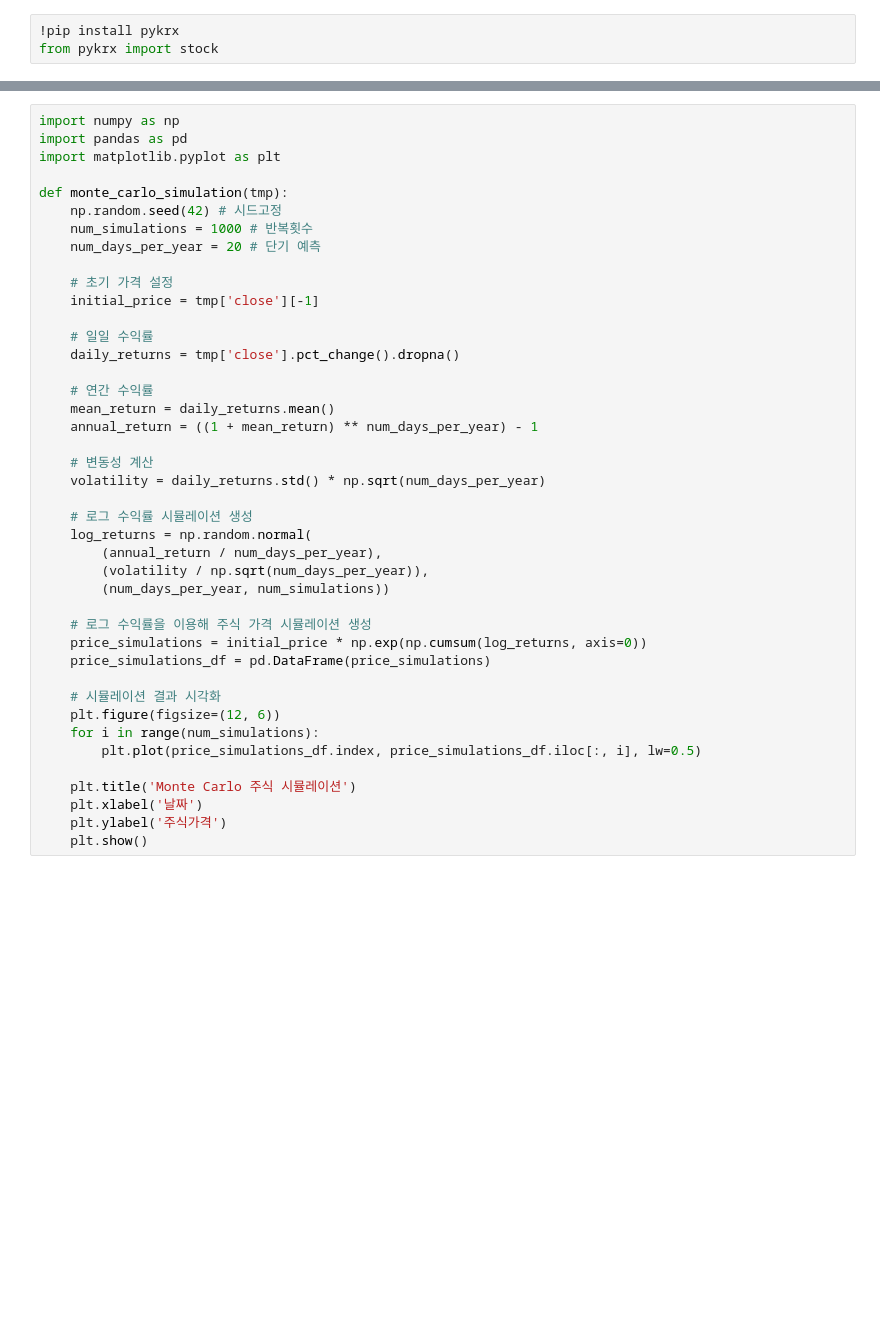
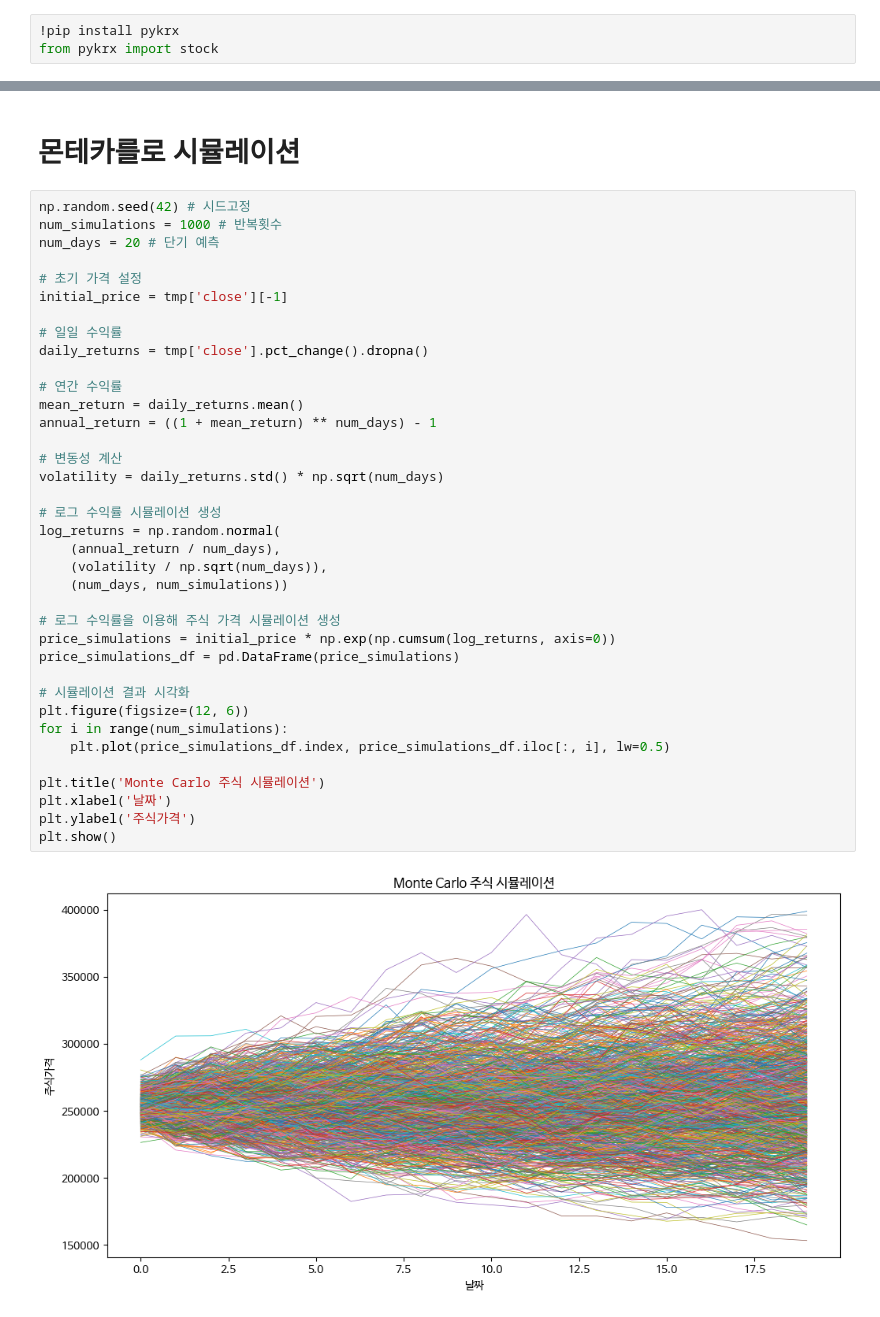
Before and after one commit to DanDanHeeWorld/to_upward, a Jupyter notebook: 몬테카를로_시뮬레이션_송채은.ipynb, the cells around one changed output, grey strips where cells are left out. Drawn from its saved outputs; the diff is of its cells as text; blank space fills up the shorter version.

```diff
--- a/몬테카를로_시뮬레이션_송채은.ipynb
+++ b/몬테카를로_시뮬레이션_송채은.ipynb
@@ -37,42 +37,41 @@ tmp
+# %% [markdown]
+# 몬테카를로 시뮬레이션
 # %%
-import numpy as np
-import pandas as pd
-import matplotlib.pyplot as plt
+np.random.seed(42) # 시드고정
+num_simulations = 1000 # 반복횟수
+num_days = 20 # 단기 예측
 
-def monte_carlo_simulation(tmp):
-    np.random.seed(42) # 시드고정
-    num_simulations = 1000 # 반복횟수
-    num_days_per_year = 20 # 단기 예측
+# 초기 가격 설정
+initial_price = tmp['close'][-1]
 
-    # 초기 가격 설정
-    initial_price = tmp['close'][-1]
+# 일일 수익률
+daily_returns = tmp['close'].pct_change().dropna()
 
-    # 일일 수익률
-    daily_returns = tmp['close'].pct_change().dropna()
+# 연간 수익률
+mean_return = daily_returns.mean()
+annual_return = ((1 + mean_return) ** num_days) - 1
 
-    # 연간 수익률
-    mean_return = daily_returns.mean()
-    annual_return = ((1 + mean_return) ** num_days_per_year) - 1
+# 변동성 계산
+volatility = daily_returns.std() * np.sqrt(num_days)
 
-    # 변동성 계산
-    volatility = daily_returns.std() * np.sqrt(num_days_per_year)
+# 로그 수익률 시뮬레이션 생성
+log_returns = np.random.normal(
+    (annual_return / num_days),
+    (volatility / np.sqrt(num_days)),
+    (num_days, num_simulations))
 
-    # 로그 수익률 시뮬레이션 생성
-    log_returns = np.random.normal(
-        (annual_return / num_days_per_year),
-        (volatility / np.sqrt(num_days_per_year)),
-        (num_days_per_year, num_simulations))
+# 로그 수익률을 이용해 주식 가격 시뮬레이션 생성
+price_simulations = initial_price * np.exp(np.cumsum(log_returns, axis=0))
+price_simulations_df = pd.DataFrame(price_simulations)
 
-    # 로그 수익률을 이용해 주식 가격 시뮬레이션 생성
-    price_simulations = initial_price * np.exp(np.cumsum(log_returns, axis=0))
-    price_simulations_df = pd.DataFrame(price_simulations)
+# 시뮬레이션 결과 시각화
+plt.figure(figsize=(12, 6))
+for i in range(num_simulations):
+    plt.plot(price_simulations_df.index, price_simulations_df.iloc[:, i], lw=0.5)
 
-    # 시뮬레이션 결과 시각화
-    plt.figure(figsize=(12, 6))
-    for i in range(num_simulations):
-        plt.plot(price_simulations_df.index, price_simulations_df.iloc[:, i], lw=0.5)
-
-    plt.title('Monte Carlo 주식 시뮬레이션')
-    plt.xlabel('날짜')
-    plt.ylabel('주식가격')
-    plt.show()
+plt.title('Monte Carlo 주식 시뮬레이션')
+plt.xlabel('날짜')
+plt.ylabel('주식가격')
+plt.show()
+# %% [output]
+[figure, added]
```
Also changed, not shown: parts of 17 cells of this notebook.
